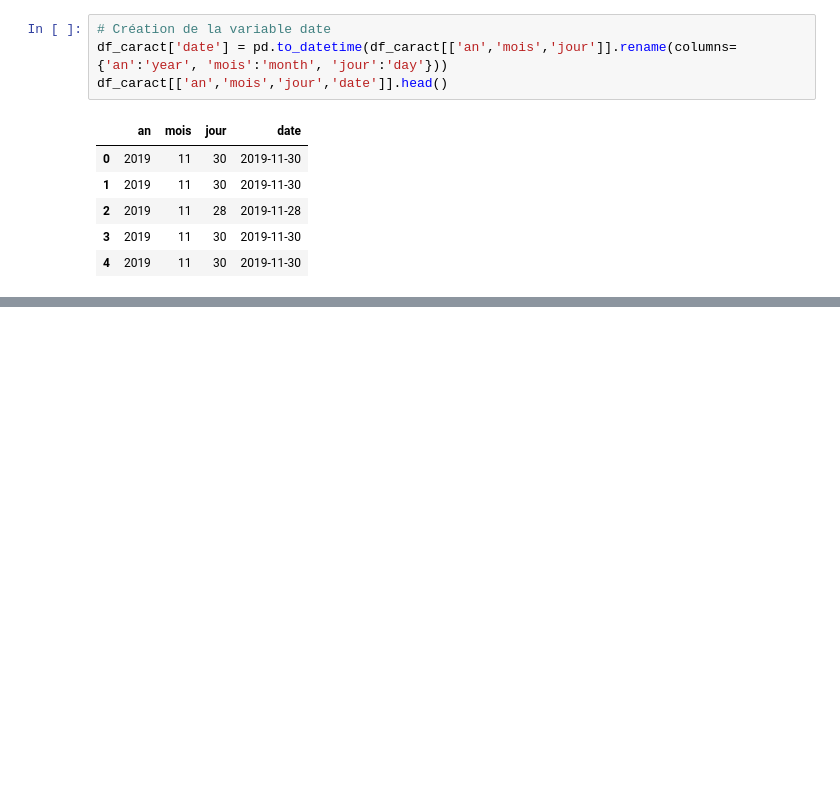
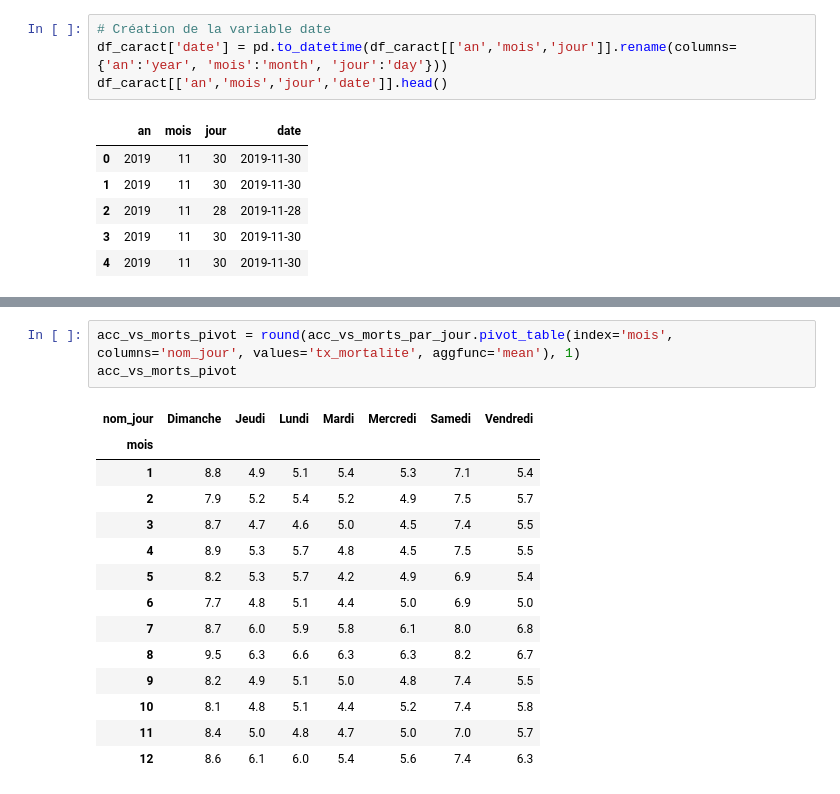
Before and after one commit to nlejay/accidents_circulation, a Jupyter notebook: projet_acc_route.ipynb, the cells around one changed output, grey strips where cells are left out. Drawn from its saved outputs; the diff is of its cells as text; blank space fills up the shorter version.

```diff
--- a/projet_acc_route.ipynb
+++ b/projet_acc_route.ipynb
@@ -1375,0 +1141,18 @@ Comme pour le mois de juillet, l'ANOVA permet de rejeter l'hypothèse nulle : $\
+# %%
+acc_vs_morts_pivot = round(acc_vs_morts_par_jour.pivot_table(index='mois', columns='nom_jour', values='tx_mortalite', aggfunc='mean'), 1)
+acc_vs_morts_pivot
+# %% [output]
+| nom_jour | Dimanche | Jeudi | Lundi | Mardi | Mercredi | Samedi | Vendredi |
+| mois |  |  |  |  |  |  |  |
+| 1 | 8.8 | 4.9 | 5.1 | 5.4 | 5.3 | 7.1 | 5.4 |
+| 2 | 7.9 | 5.2 | 5.4 | 5.2 | 4.9 | 7.5 | 5.7 |
+| 3 | 8.7 | 4.7 | 4.6 | 5.0 | 4.5 | 7.4 | 5.5 |
+| 4 | 8.9 | 5.3 | 5.7 | 4.8 | 4.5 | 7.5 | 5.5 |
+| 5 | 8.2 | 5.3 | 5.7 | 4.2 | 4.9 | 6.9 | 5.4 |
+| 6 | 7.7 | 4.8 | 5.1 | 4.4 | 5.0 | 6.9 | 5.0 |
+| 7 | 8.7 | 6.0 | 5.9 | 5.8 | 6.1 | 8.0 | 6.8 |
+| 8 | 9.5 | 6.3 | 6.6 | 6.3 | 6.3 | 8.2 | 6.7 |
+| 9 | 8.2 | 4.9 | 5.1 | 5.0 | 4.8 | 7.4 | 5.5 |
+| 10 | 8.1 | 4.8 | 5.1 | 4.4 | 5.2 | 7.4 | 5.8 |
+| 11 | 8.4 | 5.0 | 4.8 | 4.7 | 5.0 | 7.0 | 5.7 |
+| 12 | 8.6 | 6.1 | 6.0 | 5.4 | 5.6 | 7.4 | 6.3 |
```
Also changed, not shown: parts of 38 cells of this notebook.
